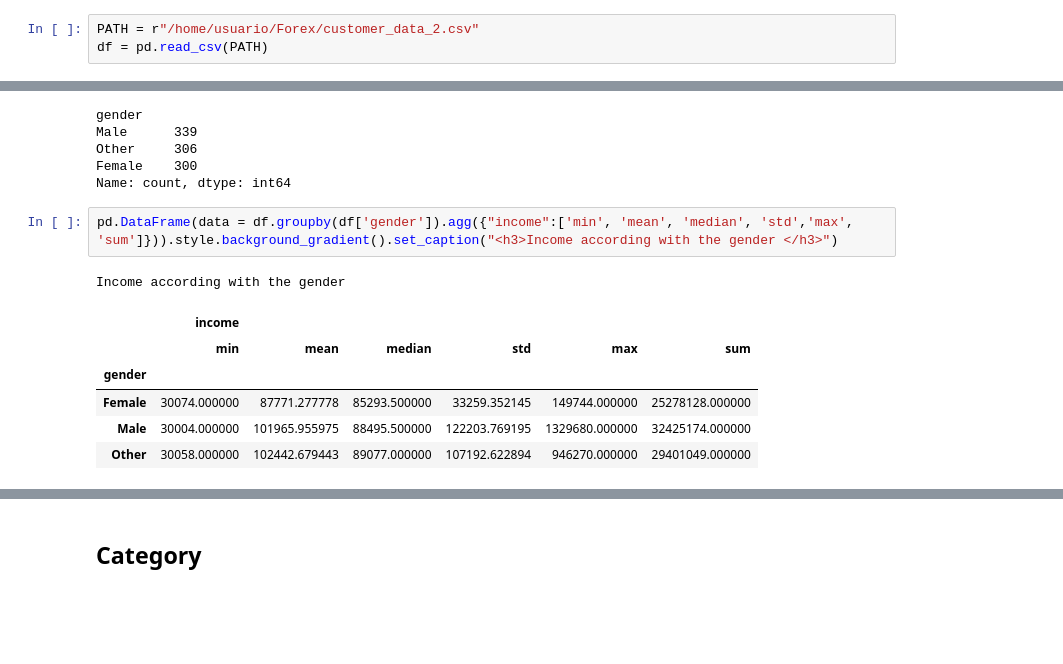
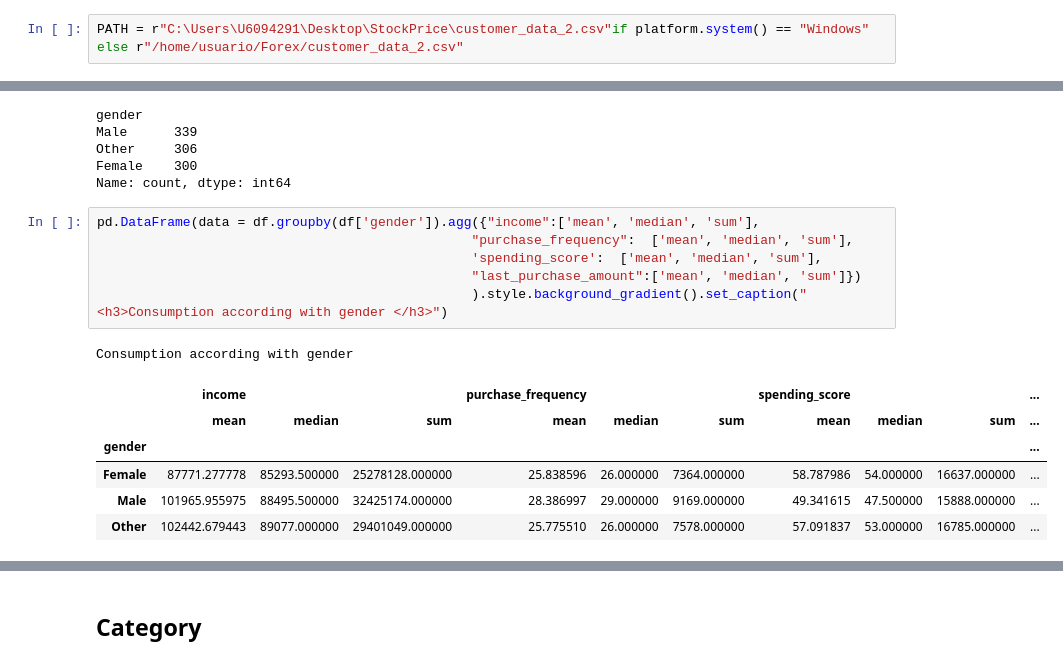
Before and after one commit to MEziliano/MLEnginnering, a Jupyter notebook: FI.ipynb, the cells around one changed output, grey strips where cells are left out. Cells and saved outputs as stored; diff of their text form; blank space fills up the shorter version.

```diff
--- a/FI.ipynb
+++ b/FI.ipynb
@@ -27,5 +28,4 @@ sns.set_theme(
 # %% [markdown]
 ## Primeiras impressões
 # %%
-PATH = r"/home/usuario/Forex/customer_data_2.csv"
-df = pd.read_csv(PATH)
+PATH = r"C:\Users\U6094291\Desktop\StockPrice\customer_data_2.csv"if platform.system() == "Windows" else r"/home/usuario/Forex/customer_data_2.csv"
@@ -265,12 +319,16 @@ Other     306
 Female    300
 Name: count, dtype: int64
 # %%
-pd.DataFrame(data = df.groupby(df['gender']).agg({"income":['min', 'mean', 'median', 'std','max', 'sum']})).style.background_gradient().set_caption("<h3>Income according with the gender </h3>")
+pd.DataFrame(data = df.groupby(df['gender']).agg({"income":['mean', 'median', 'sum'],
+                                                "purchase_frequency":  ['mean', 'median', 'sum'],
+                                                'spending_score':  ['mean', 'median', 'sum'],
+                                                "last_purchase_amount":['mean', 'median', 'sum']})
+                                                ).style.background_gradient().set_caption("<h3>Consumption according with gender </h3>")
 # %% [output]
-Income according with the gender
+Consumption according with gender
-|  | income |  |  |  |  |  |
-|  | min | mean | median | std | max | sum |
-| gender |  |  |  |  |  |  |
-| Female | 30074.000000 | 87771.277778 | 85293.500000 | 33259.352145 | 149744.000000 | 25278128.000000 |
-| Male | 30004.000000 | 101965.955975 | 88495.500000 | 122203.769195 | 1329680.000000 | 32425174.000000 |
-| Other | 30058.000000 | 102442.679443 | 89077.000000 | 107192.622894 | 946270.000000 | 29401049.000000 |
+|  | income |  |  | purchase_frequency |  |  | spending_score |  |  | ... |
+|  | mean | median | sum | mean | median | sum | mean | median | sum | ... |
+| gender |  |  |  |  |  |  |  |  |  | ... |
+| Female | 87771.277778 | 85293.500000 | 25278128.000000 | 25.838596 | 26.000000 | 7364.000000 | 58.787986 | 54.000000 | 16637.000000 | ... |
+| Male | 101965.955975 | 88495.500000 | 32425174.000000 | 28.386997 | 29.000000 | 9169.000000 | 49.341615 | 47.500000 | 15888.000000 | ... |
+| Other | 102442.679443 | 89077.000000 | 29401049.000000 | 25.775510 | 26.000000 | 7578.000000 | 57.091837 | 53.000000 | 16785.000000 | ... |
```
Also changed, not shown: parts of 21 cells of this notebook, 1 other file.
